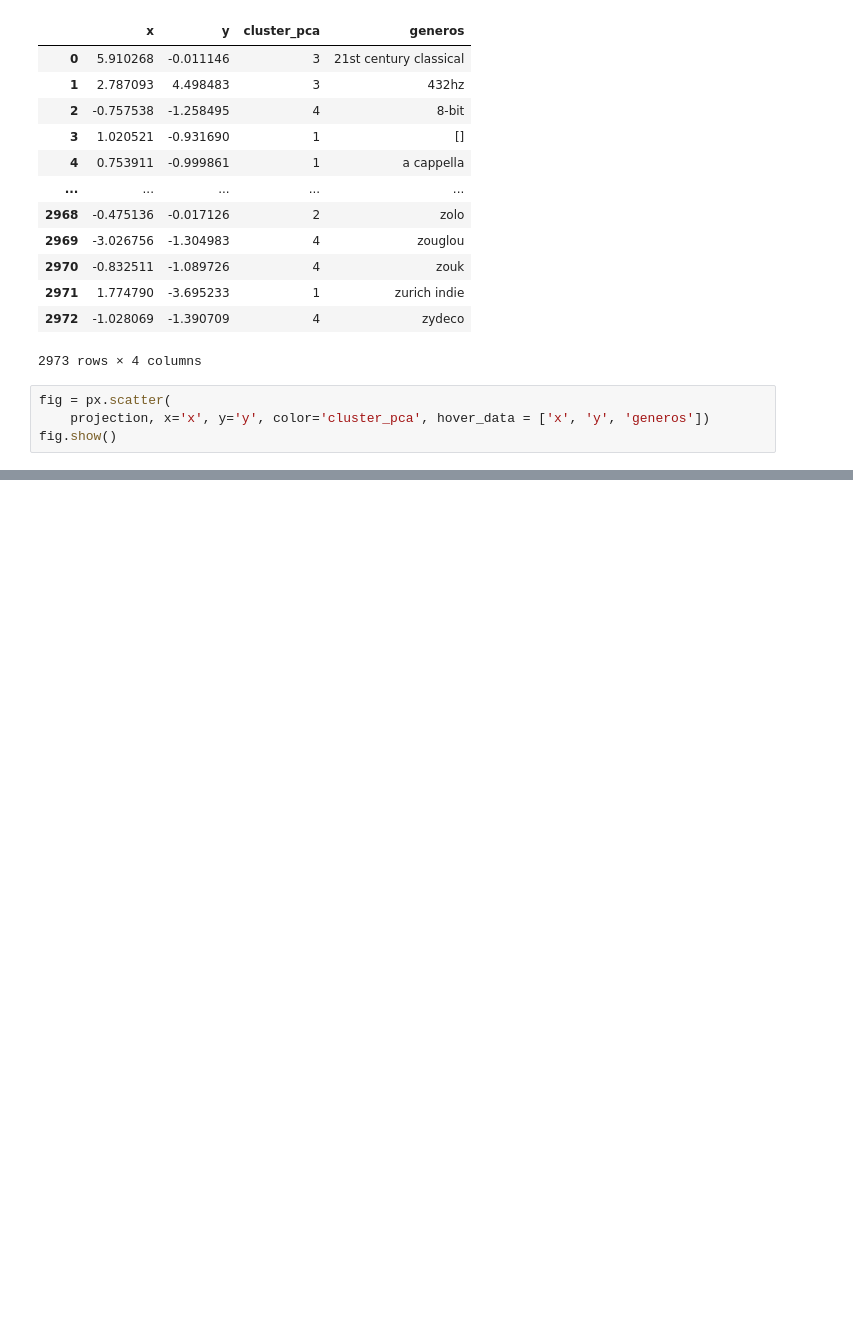
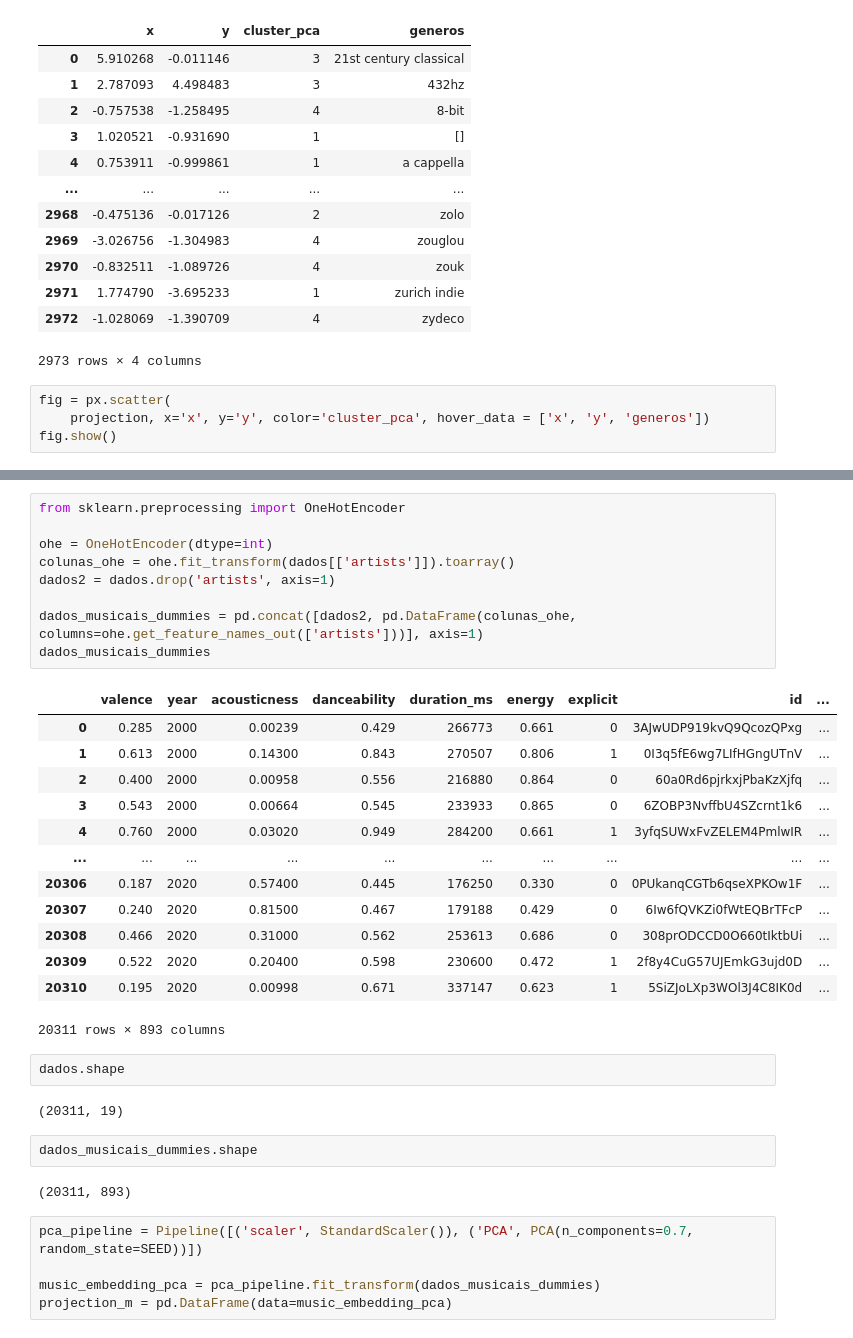
Before and after one commit to fcardosoo/Alura-021-Clustering-aplicado-recomendando-musicas-com-K-Means, a Jupyter notebook: Recomendados_de_musicas.ipynb, the cells around one changed output, grey strips where cells are left out. Saved outputs shown, nothing was run; the diff lists cells and outputs as text; blank space fills up the shorter version.

```diff
--- a/Recomendados_de_musicas.ipynb
+++ b/Recomendados_de_musicas.ipynb
@@ -394,0 +459,36 @@ array([0.34986105, 0.14284565])
+# %%
+from sklearn.preprocessing import OneHotEncoder
+
+ohe = OneHotEncoder(dtype=int)
+colunas_ohe = ohe.fit_transform(dados[['artists']]).toarray()
+dados2 = dados.drop('artists', axis=1)
+
+dados_musicais_dummies = pd.concat([dados2, pd.DataFrame(colunas_ohe, columns=ohe.get_feature_names_out(['artists']))], axis=1)
+dados_musicais_dummies
+# %% [output]
+|  | valence | year | acousticness | danceability | duration_ms | energy | explicit | id | ... |
+| 0 | 0.285 | 2000 | 0.00239 | 0.429 | 266773 | 0.661 | 0 | 3AJwUDP919kvQ9QcozQPxg | ... |
+| 1 | 0.613 | 2000 | 0.14300 | 0.843 | 270507 | 0.806 | 1 | 0I3q5fE6wg7LIfHGngUTnV | ... |
+| 2 | 0.400 | 2000 | 0.00958 | 0.556 | 216880 | 0.864 | 0 | 60a0Rd6pjrkxjPbaKzXjfq | ... |
+| 3 | 0.543 | 2000 | 0.00664 | 0.545 | 233933 | 0.865 | 0 | 6ZOBP3NvffbU4SZcrnt1k6 | ... |
+| 4 | 0.760 | 2000 | 0.03020 | 0.949 | 284200 | 0.661 | 1 | 3yfqSUWxFvZELEM4PmlwIR | ... |
+| ... | ... | ... | ... | ... | ... | ... | ... | ... | ... |
+| 20306 | 0.187 | 2020 | 0.57400 | 0.445 | 176250 | 0.330 | 0 | 0PUkanqCGTb6qseXPKOw1F | ... |
+| 20307 | 0.240 | 2020 | 0.81500 | 0.467 | 179188 | 0.429 | 0 | 6Iw6fQVKZi0fWtEQBrTFcP | ... |
+| 20308 | 0.466 | 2020 | 0.31000 | 0.562 | 253613 | 0.686 | 0 | 308prODCCD0O660tIktbUi | ... |
+| 20309 | 0.522 | 2020 | 0.20400 | 0.598 | 230600 | 0.472 | 1 | 2f8y4CuG57UJEmkG3ujd0D | ... |
+| 20310 | 0.195 | 2020 | 0.00998 | 0.671 | 337147 | 0.623 | 1 | 5SiZJoLXp3WOl3J4C8IK0d | ... |
+20311 rows × 893 columns
+# %%
+dados.shape
+# %% [output]
+(20311, 19)
+# %%
+dados_musicais_dummies.shape
+# %% [output]
+(20311, 893)
+# %%
+pca_pipeline = Pipeline([('scaler', StandardScaler()), ('PCA', PCA(n_components=0.7, random_state=SEED))])
+
+music_embedding_pca = pca_pipeline.fit_transform(dados_musicais_dummies)
+projection_m = pd.DataFrame(data=music_embedding_pca)
```
Also changed, not shown: parts of 10 cells of this notebook.
